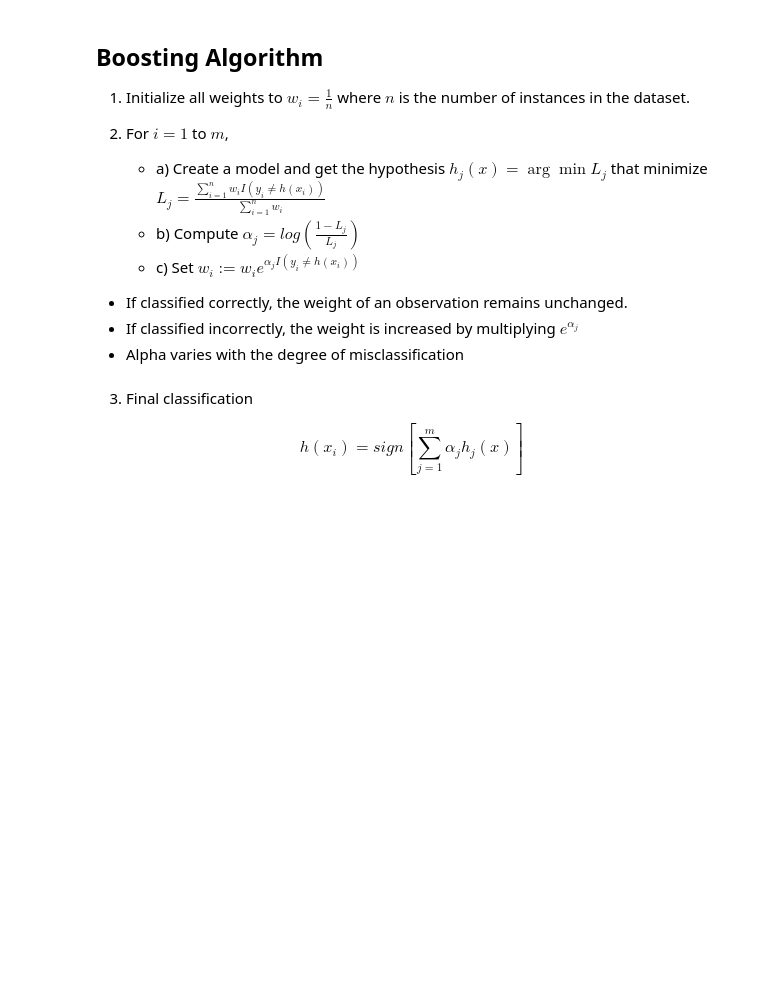
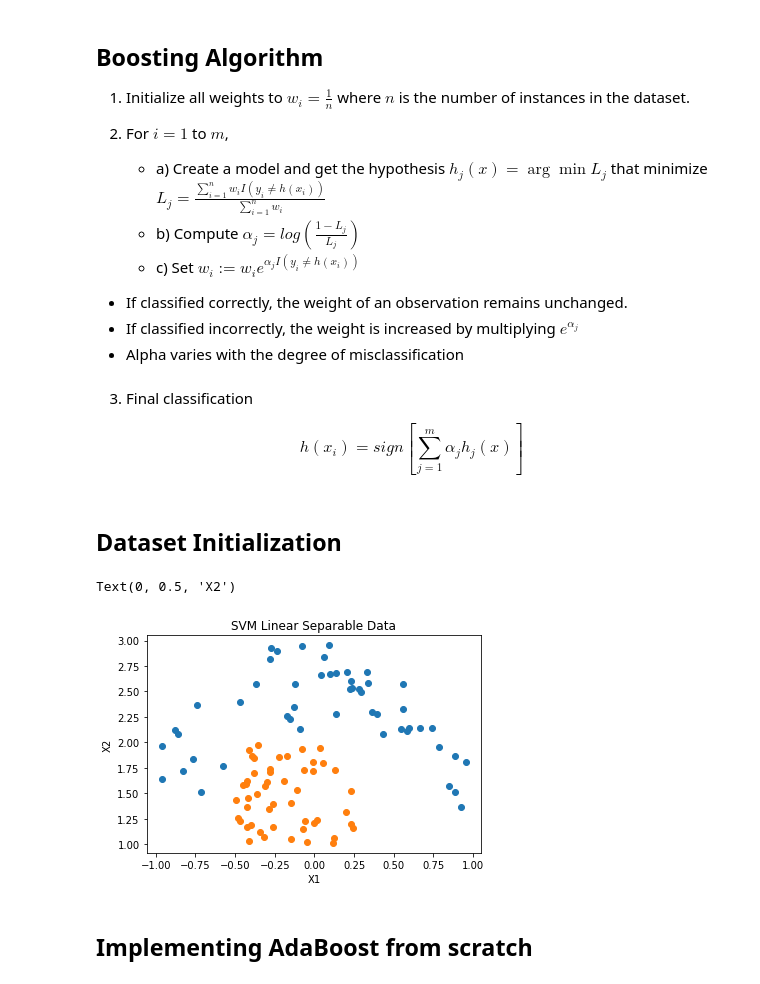
Before and after one commit to Followb1ind1y/Machine-Learning-Algorithms-from-Scratch, a Jupyter notebook: ML_Algorithms_Boosting.ipynb, the cells around one changed output. Drawn from its saved outputs; the diff is of its cells as text; code cells hidden in the pictures; blank space fills up the shorter version.

```diff
--- a/ML_Algorithms_Boosting.ipynb
+++ b/ML_Algorithms_Boosting.ipynb
@@ -30,3 +30,5 @@ $e^{\alpha_{j}}$
 $$
 h(x_{i}) =sign[\sum_{j=1}^{m}\alpha_{j}h_{j}(x)]
 $$
+# %% [markdown]
+## **Dataset Initialization**
@@ -32,0 +39,20 @@ $$
+# %%
+np.random.seed(0)
+
+x_1, x_2 = (np.random.rand(50, 1)-0.5)*2, np.random.rand(50, 1)*0.75 - 0.5
+y_1, y_2 = -(x_1)**2 + np.random.rand(50, 1) + 2, np.random.rand(50, 1) + 1
+
+class_1, class_2 = np.concatenate((x_1, y_1), axis=1), np.concatenate((x_2, y_2), axis=1)
+zeros, ones = -np.ones((50,1)), np.ones((50,1))
+x = np.concatenate((class_1, class_2), axis=0)
+y = np.concatenate((zeros, ones), axis=0)
+# %%
+fig, ax = plt.subplots()
+ax.scatter(x_1,y_1)
+ax.scatter(x_2,y_2)
+ax.set_title('SVM Linear Separable Data')
+ax.set_xlabel('X1')
+ax.set_ylabel('X2')
+# %% [output]
+Text(0, 0.5, 'X2')
+[figure, added]
@@ -32,0 +61,2 @@ $$
+# %% [markdown]
+## **Implementing AdaBoost from scratch**
```
Also changed, not shown: parts of 15 cells of this notebook.
